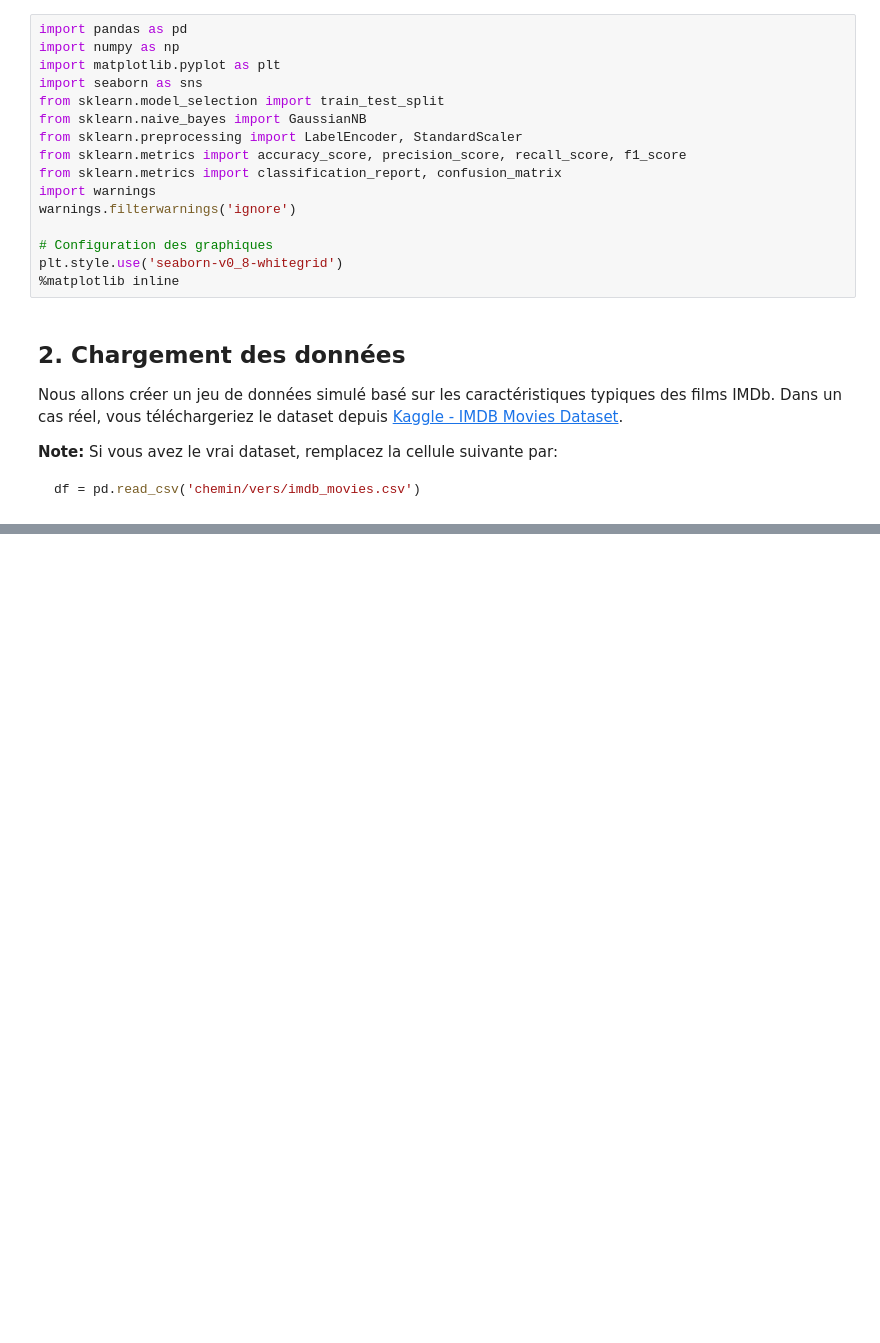
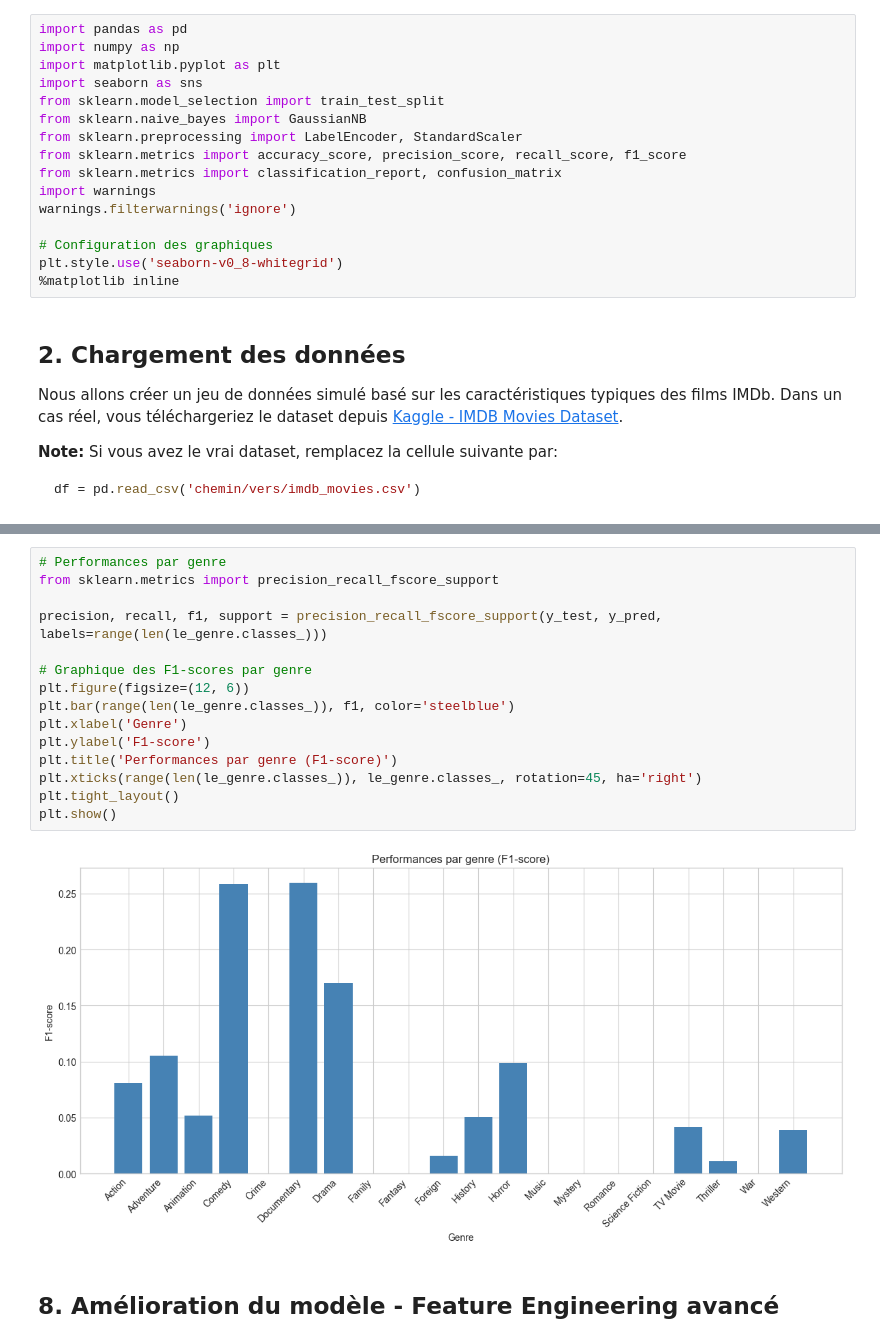
Before and after one commit to Rqbln/apprentissage-estimation-bayesienne-TP, a Jupyter notebook: Projet_Prediction_Genre_Films_NaiveBayes.ipynb, the cells around one changed output, grey strips where cells are left out. Drawn from its saved outputs; the diff is of its cells as text; blank space fills up the shorter version.

```diff
--- a/Projet_Prediction_Genre_Films_NaiveBayes.ipynb
+++ b/Projet_Prediction_Genre_Films_NaiveBayes.ipynb
@@ -1218,0 +502,19 @@ Film blockbuster d'action
+# %%
+# Performances par genre
+from sklearn.metrics import precision_recall_fscore_support
+
+precision, recall, f1, support = precision_recall_fscore_support(y_test, y_pred, labels=range(len(le_genre.classes_)))
+
+# Graphique des F1-scores par genre
+plt.figure(figsize=(12, 6))
+plt.bar(range(len(le_genre.classes_)), f1, color='steelblue')
+plt.xlabel('Genre')
+plt.ylabel('F1-score')
+plt.title('Performances par genre (F1-score)')
+plt.xticks(range(len(le_genre.classes_)), le_genre.classes_, rotation=45, ha='right')
+plt.tight_layout()
+plt.show()
+# %% [output]
+[figure, added]
+# %% [markdown]
+## 8. Amélioration du modèle - Feature Engineering avancé
```
Also changed, not shown: parts of 59 cells of this notebook.
